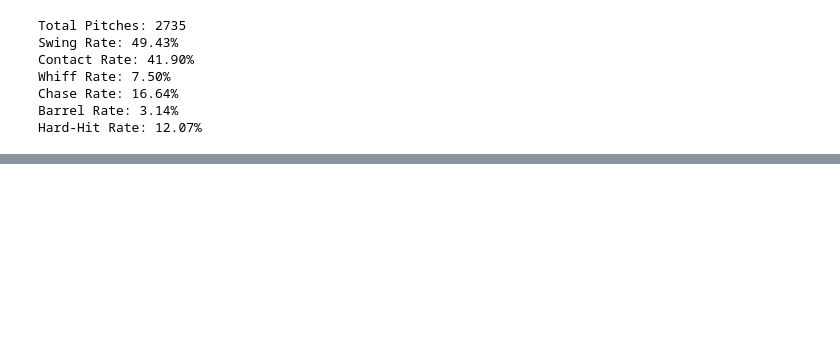
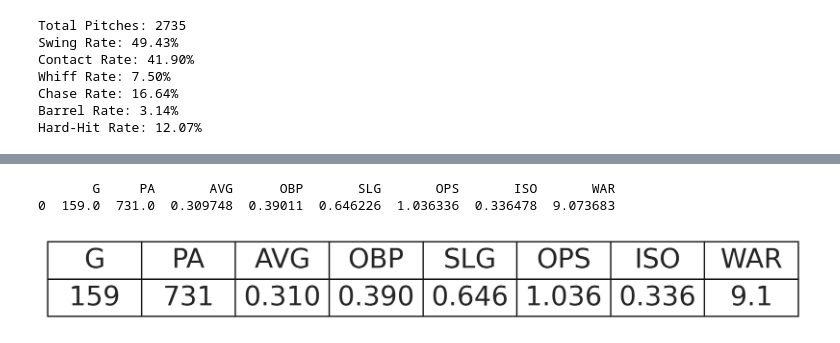
Before and after one commit to jshelty/JLukeSports, a Jupyter notebook: JLukeHitterCard.ipynb, the cells around one changed output, grey strips where cells are left out. Cells and saved outputs as stored; diff of their text form; code cells hidden in the pictures; blank space fills up the shorter version.

```diff
--- a/JLukeHitterCard.ipynb
+++ b/JLukeHitterCard.ipynb
@@ -88,0 +55,11 @@ df = df_processing_hitter(df_pyb)
+# %%
+def fangraphs_batting_leaderboards(season: int):
+    url = f"https://www.fangraphs.com/api/leaders/major-league/data?age=&pos=all&stats=bat&lg=all&season={season}&season1={season}&ind=0&qual=0&type=0&month=0&pageitems=500000"
+    response = requests.get(url)
+    data = response.json()
+    df = pd.DataFrame(data['data'])
+    return df
+
+# Example usage:
+df_fangraphs = fangraphs_batting_leaderboards(season=2024)
+print(df_fangraphs.head())
@@ -147,0 +175,46 @@ player_headshot(batter_id=batter_id, ax=plt.subplots(figsize=(1, 1))[1])
+# %%
+from matplotlib import font_manager
+
+fangraphs_stats_dict = {
+    'G': {'table_header': '$\\bf{G}$', 'format': '.0f'},         # Integer
+    'PA': {'table_header': '$\\bf{PA}$', 'format': '.0f'},        # Integer
+    'wOBA': {'table_header': '$\\bf{wOBA}$', 'format': '.3f'},     # Float (3 decimals)
+    'wRC+': {'table_header': '$\\bf{wRC+}$', 'format': '.0f'},     # Integer (rounded)
+    'AVG': {'table_header': '$\\bf{AVG}$', 'format': '.3f'},       # Float (3 decimals)
+    'OBP': {'table_header': '$\\bf{OBP}$', 'format': '.3f'},       # Float (3 decimals)
+    'SLG': {'table_header': '$\\bf{SLG}$', 'format': '.3f'},       # Float (3 decimals)
+    'OPS': {'table_header': '$\\bf{OPS}$', 'format': '.3f'},       # Float (3 decimals)
+    'WAR': {'table_header': '$\\bf{WAR}$', 'format': '.1f'},
+    'ISO': {'table_header': '$\\bf{ISO}$', 'format': '.3f'},
+}
+
+def fangraphs_batter_stats(batter_id: int, ax: plt.Axes, stats: list, season: int, fontsize: int = 20):
+    df_fangraphs = fangraphs_batting_leaderboards(season=season)
+
+    df_fangraphs_batter = df_fangraphs[df_fangraphs['xMLBAMID'] == batter_id][stats].reset_index(drop=True)
+    print(df_fangraphs_batter)
+
+    df_fangraphs_batter.loc[0] = [format(df_fangraphs_batter[x][0],fangraphs_stats_dict[x]['format']) for x in df_fangraphs_batter]
+
+
+    table_fg = ax.table(cellText=df_fangraphs_batter.values, colLabels=stats, cellLoc='center',
+                    bbox=[0.00, 0.0, 1, 1])
+    # Create the table
+    table_fg = ax.table(cellText=df_fangraphs_batter.values, colLabels=stats, cellLoc='center', bbox=[0.00, 0.0, 1, 1])
+
+    # Set font size for each cell's text
+    for key, cell in table_fg.get_celld().items():
+        if cell._text:
+            cell._text.set_fontsize(fontsize)
+
+    ax.axis('off')
+
+stats = ['G','PA','AVG','OBP','SLG','OPS','ISO','WAR']
+fangraphs_batter_stats(batter_id = batter_id,
+                        ax = plt.subplots(figsize=(10, 1))[1],
+                        stats = stats,
+                        season = 2024)
+# %% [output]
+       G     PA       AVG      OBP       SLG       OPS       ISO       WAR
+0  159.0  731.0  0.309748  0.39011  0.646226  1.036336  0.336478  9.073683
+[figure, added]
```
Also changed, not shown: parts of 10 cells of this notebook, 1 other file.
